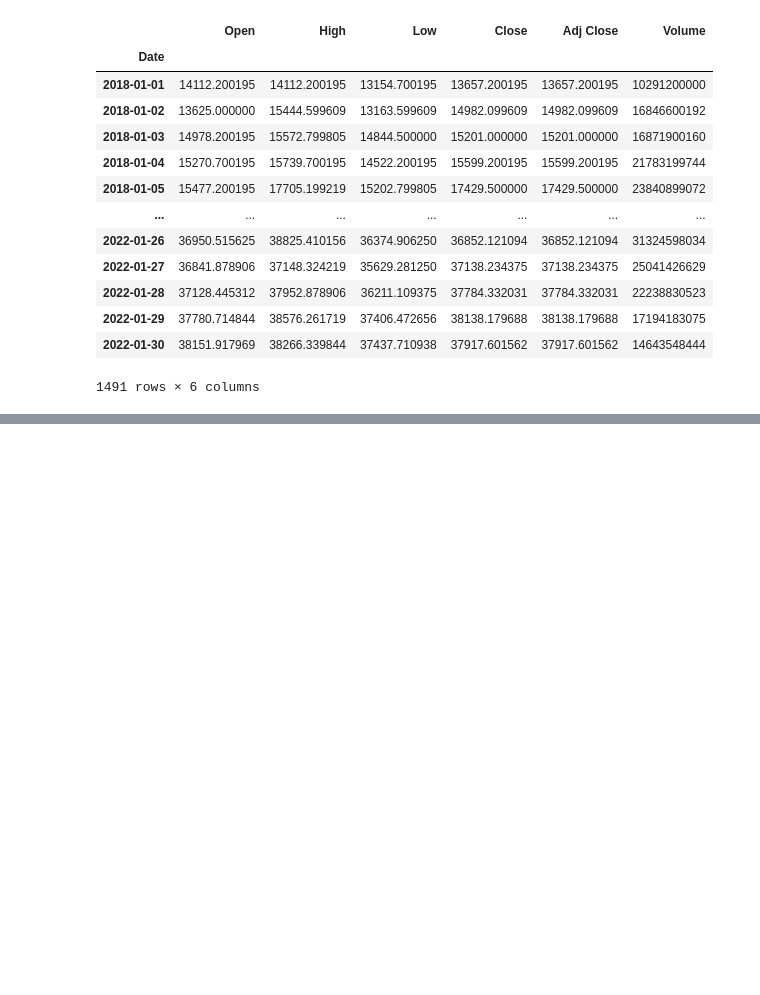
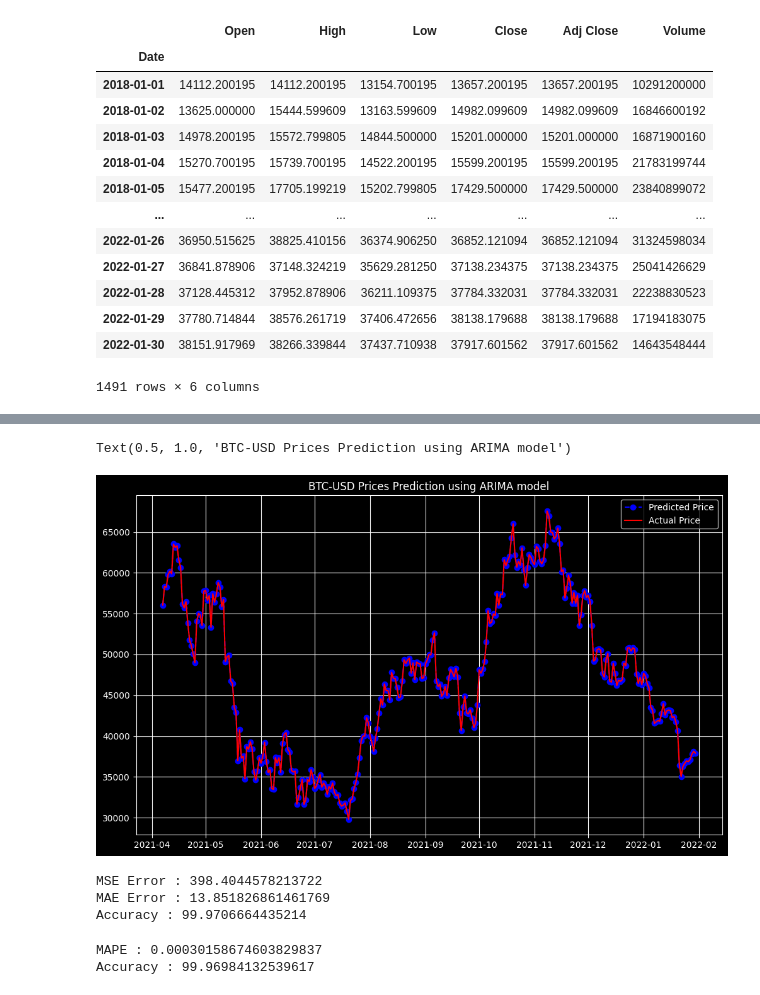
Before and after one commit to sksarvesh007/bitcoin-ARIMA-model, a Jupyter notebook: ARIMA.ipynb, the cells around one changed output, grey strips where cells are left out. Cells and saved outputs as stored; diff of their text form; code cells hidden in the pictures; blank space fills up the shorter version.

```diff
--- a/ARIMA.ipynb
+++ b/ARIMA.ipynb
@@ -36,0 +71,11 @@ plt.plot(df['Close'])
+# %%
+from statsmodels.tsa.statespace.sarimax import SARIMAX
+for i in range(no_of_predictions):
+    train.append(test[i])
+    model = SARIMAX(train, order=(1, 1, 0))
+    model_fit = model.fit(disp=0)
+    predictions = model_fit.forecast()
+    yhat = list(predictions)[0]
+    model_predictions.append(yhat)
+    actual_value=test[i]
+    train.append(actual_value)
@@ -36,0 +102,30 @@ plt.plot(df['Close'])
+# %%
+plt.figure(figsize=(12,7))
+plt.grid(True)
+date_range = df[to_row:].index
+plt.plot(date_range , model_predictions , color='blue' , marker='o' , linestyle='dashed' , label='Predicted Price')
+plt.plot(date_range , test , color='red' , label='Actual Price')
+plt.legend()
+plt.title('BTC-USD Prices Prediction using ARIMA model')
+# %% [output]
+Text(0.5, 1.0, 'BTC-USD Prices Prediction using ARIMA model')
+[figure, added]
+# %%
+mse_error=mean_squared_error(test , model_predictions)
+mae_error=mean_absolute_error(test , model_predictions)
+print('MSE Error : {}'.format(mse_error))
+print('MAE Error : {}'.format(mae_error))
+accuracy=100-(mae_error/np.mean(test))*100
+print('Accuracy : {}'.format(accuracy))
+# %% [output]
+MSE Error : 398.4044578213722
+MAE Error : 13.851826861461769
+Accuracy : 99.9706664435214
+# %%
+mape = np.mean(np.abs(np.array(model_predictions) - np.array(test))/np.abs(np.array(test)))
+print('MAPE : {}'.format(mape))
+#print accuracy percentage
+print('Accuracy : {}'.format(100 - mape*100))
+# %% [output]
+MAPE : 0.00030158674603829837
+Accuracy : 99.96984132539617
```
Also changed, not shown: parts of 7 cells of this notebook, 1 other file.
